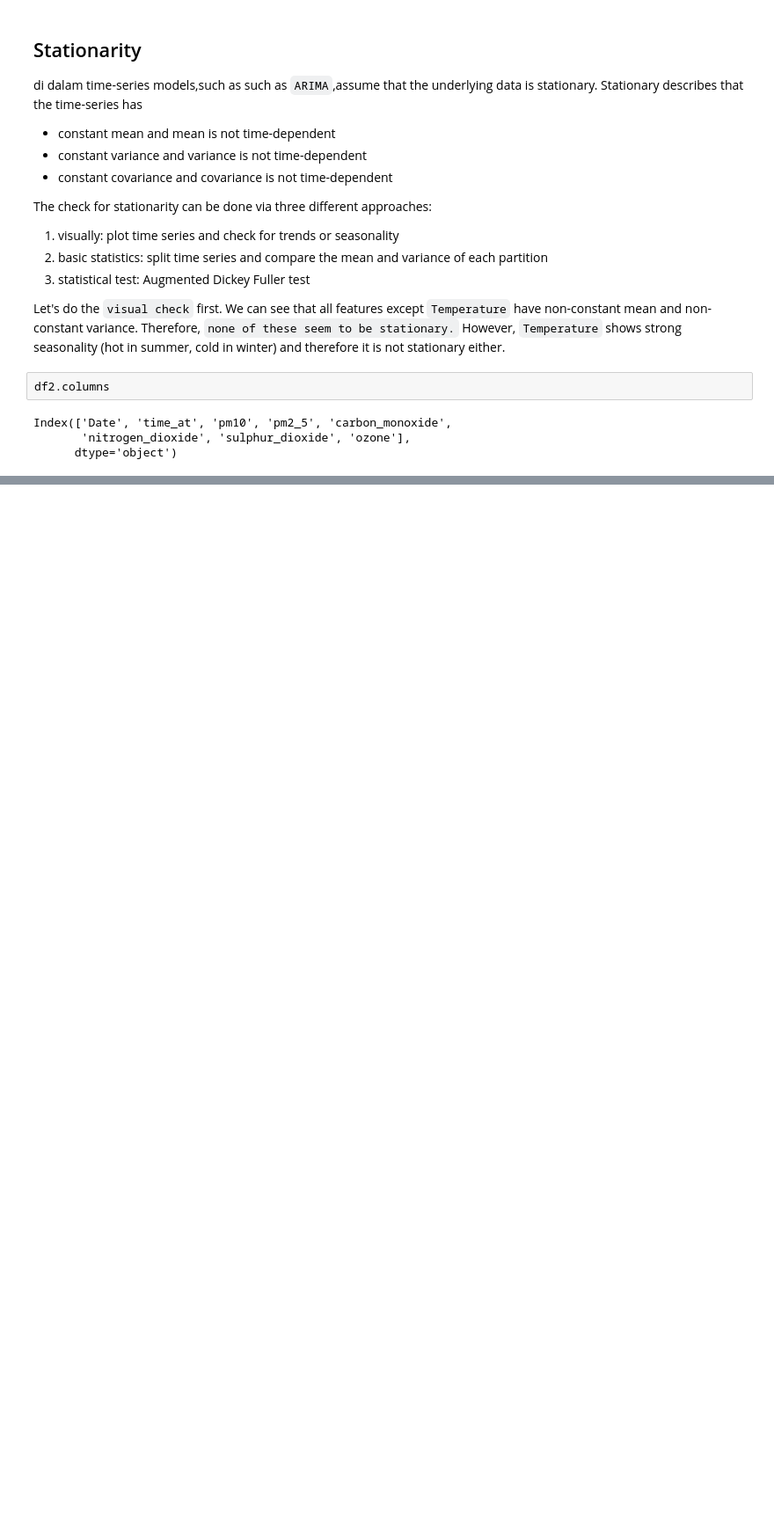
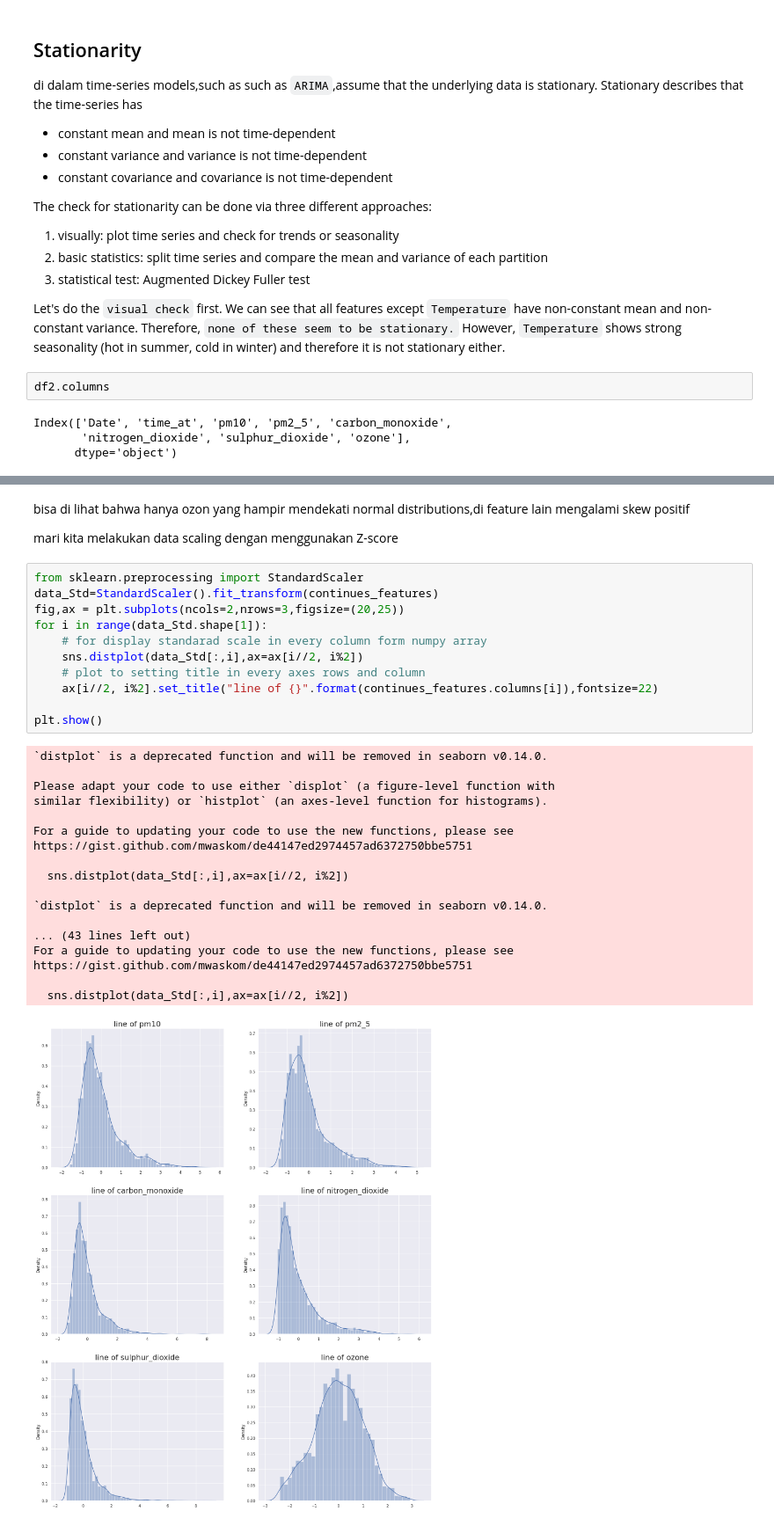
Before and after one commit to kayabaakihiko13/Scrapping_And_Analitic_OpenMeto, a Jupyter notebook: jupyter/eda.ipynb, the cells around one changed output, grey strips where cells are left out. Shown at 88% size. Drawn from its saved outputs; the diff is of its cells as text; blank space fills up the shorter version.

```diff
--- a/jupyter/eda.ipynb
+++ b/jupyter/eda.ipynb
@@ -386,0 +423,34 @@ sns.lineplot(x=df2.Date, y=df2['ozone'].rolling(rolling_window).std(), ax=ax[2,
+# %% [markdown]
+bisa di lihat bahwa hanya ozon yang hampir mendekati normal distributions,di feature lain mengalami skew positif
+
+mari kita melakukan data scaling dengan menggunakan Z-score
+# %%
+from sklearn.preprocessing import StandardScaler
+data_Std=StandardScaler().fit_transform(continues_features)
+fig,ax = plt.subplots(ncols=2,nrows=3,figsize=(20,25))
+for i in range(data_Std.shape[1]):
+    # for display standarad scale in every column form numpy array
+    sns.distplot(data_Std[:,i],ax=ax[i//2, i%2])
+    # plot to setting title in every axes rows and column
+    ax[i//2, i%2].set_title("line of {}".format(continues_features.columns[i]),fontsize=22)
+
+plt.show()
+# %% [output]
+`distplot` is a deprecated function and will be removed in seaborn v0.14.0.
+
+Please adapt your code to use either `displot` (a figure-level function with
+similar flexibility) or `histplot` (an axes-level function for histograms).
+
+For a guide to updating your code to use the new functions, please see
+https://gist.github.com/mwaskom/de44147ed2974457ad6372750bbe5751
+
+  sns.distplot(data_Std[:,i],ax=ax[i//2, i%2])
+
+`distplot` is a deprecated function and will be removed in seaborn v0.14.0.
+
+... (43 lines left out)
+For a guide to updating your code to use the new functions, please see
+https://gist.github.com/mwaskom/de44147ed2974457ad6372750bbe5751
+
+  sns.distplot(data_Std[:,i],ax=ax[i//2, i%2])
+[figure, added]
```
Also changed, not shown: parts of 16 cells of this notebook.
